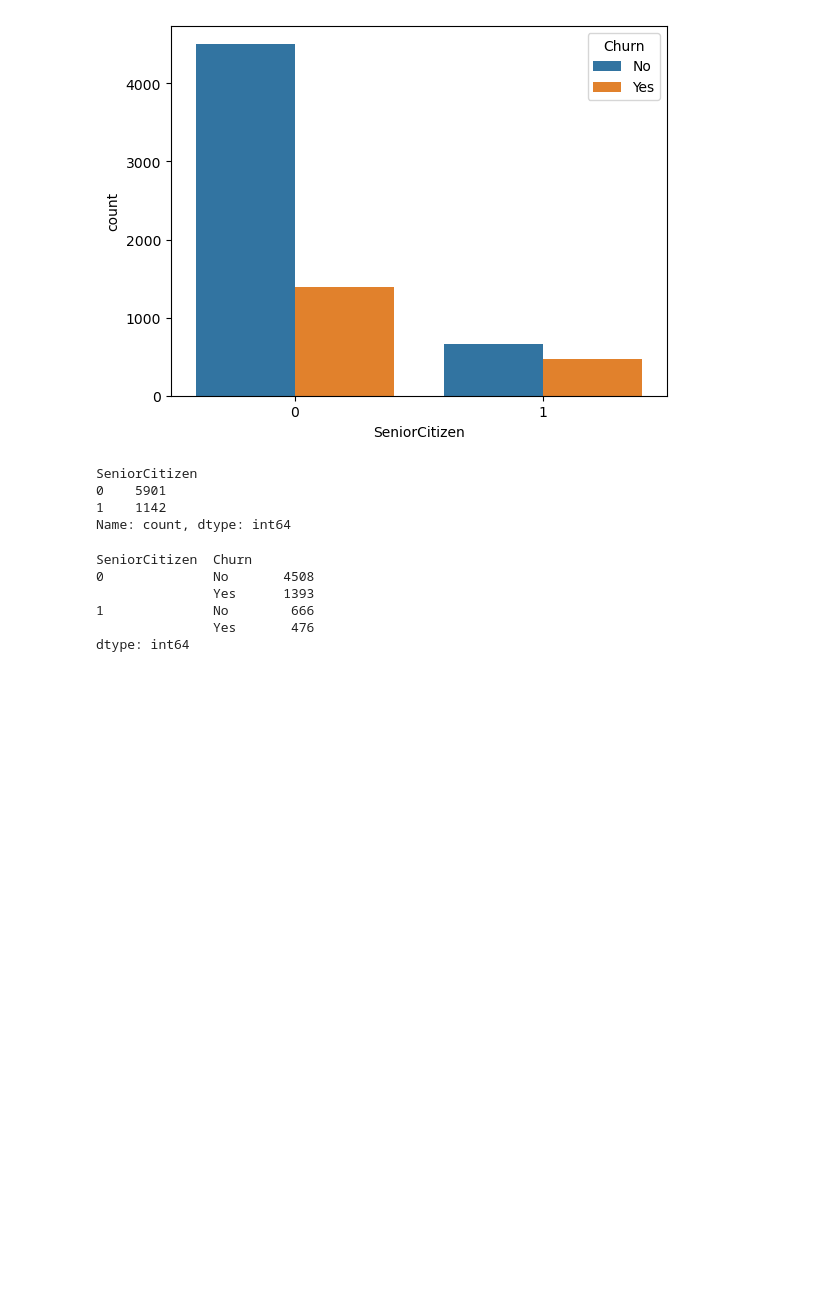
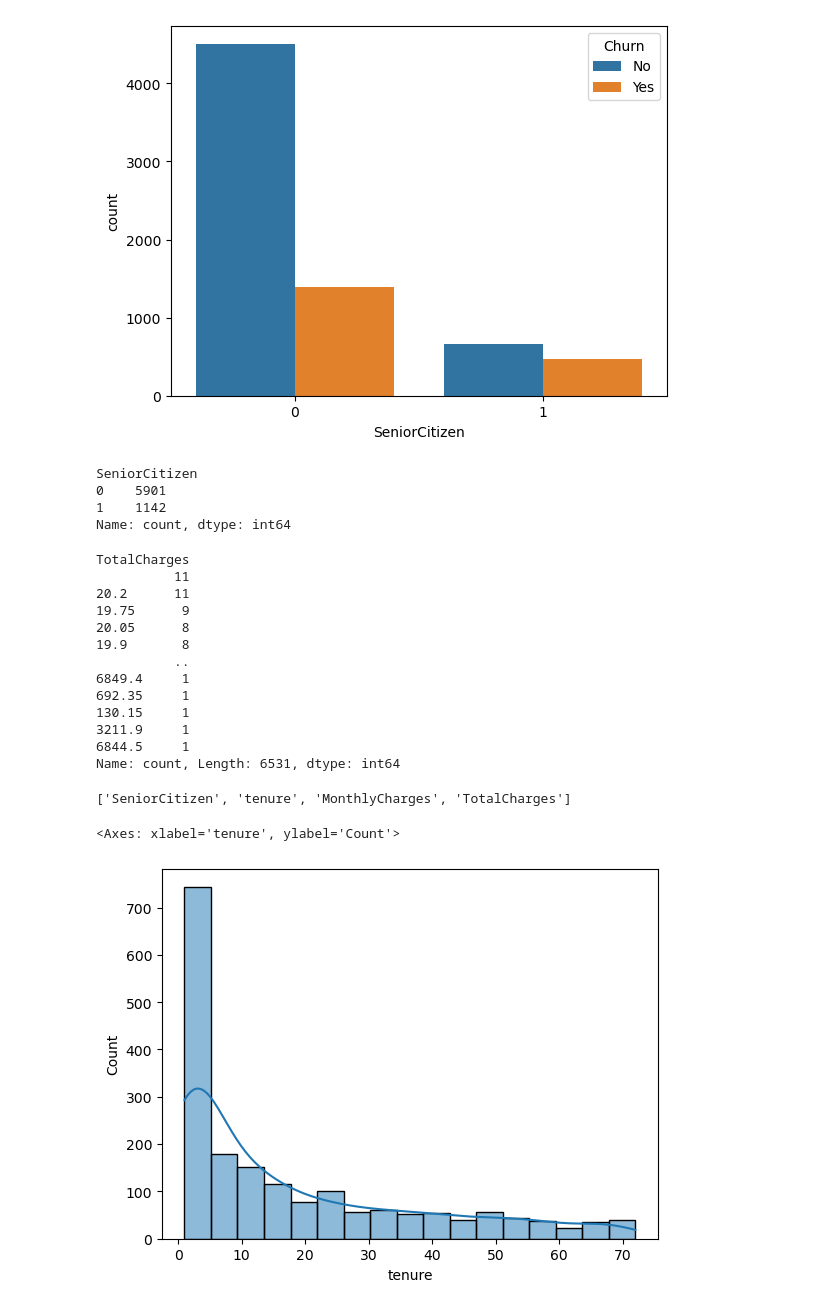
Before and after one commit to bhatt098/Customer-Churn-Prediction-XAI, a Jupyter notebook: Untitled.ipynb, the cells around one changed output. Cells and saved outputs as stored; diff of their text form; code cells hidden in the pictures; blank space fills up the shorter version.

Commit message:
image

```diff
--- a/Untitled.ipynb
+++ b/Untitled.ipynb
@@ -145,11 +145,27 @@ SeniorCitizen
 1    1142
 Name: count, dtype: int64
 # %%
-df.groupby(['SeniorCitizen','Churn']).size()
+df['TotalCharges'].value_counts()
 # %% [output]
-SeniorCitizen  Churn
-0              No       4508
-               Yes      1393
-1              No        666
-               Yes       476
-dtype: int64
+TotalCharges
+          11
+20.2      11
+19.75      9
+20.05      8
+19.9       8
+          ..
+6849.4     1
+692.35     1
+130.15     1
+3211.9     1
+6844.5     1
+Name: count, Length: 6531, dtype: int64
+# %%
+numerical_feature
+# %% [output]
+['SeniorCitizen', 'tenure', 'MonthlyCharges', 'TotalCharges']
+# %%
+sns.histplot(x=df[df['Churn']=='Yes']['tenure'],kde=True)
+# %% [output]
+<Axes: xlabel='tenure', ylabel='Count'>
+[figure, added]
```
Also changed, not shown: parts of 12 cells of this notebook, 3 other files.
